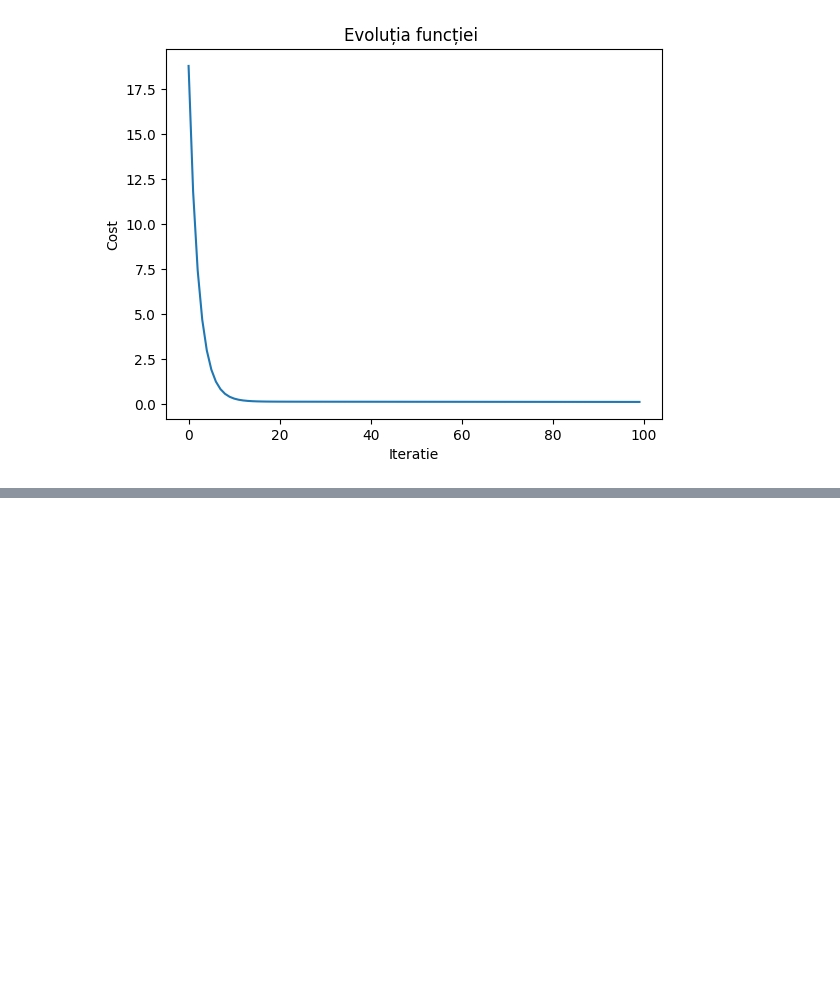
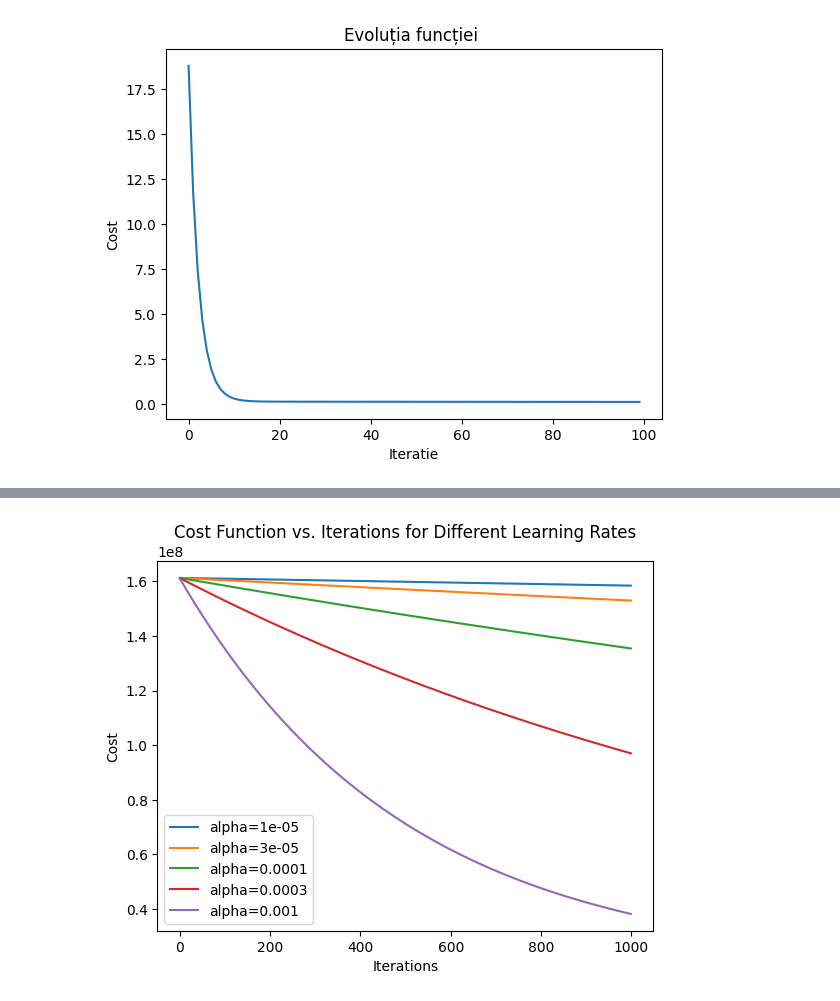
Before and after one commit to popnatalia/lab_SI, a Jupyter notebook: medical_insurance.ipynb, the cells around one changed output, grey strips where cells are left out. Cells and saved outputs as stored; diff of their text form; code cells hidden in the pictures; blank space fills up the shorter version.

Commit message:
added some functionalities

```diff
--- a/medical_insurance.ipynb
+++ b/medical_insurance.ipynb
@@ -170,0 +367,80 @@ w_init shape: (4,), b_init type: <class 'float'>
+# %%
+data_set = pd.read_csv('insurance.csv')
+
+data_set_encoded = pd.get_dummies(data_set, drop_first=True)
+
+# data split
+X = data_set_encoded.drop('charges', axis=1)
+y = data_set_encoded['charges']
+
+X_train, X_val, y_train, y_val = train_test_split(X, y, test_size=0.2, random_state=42)
+
+# normalize the features using Z-score normalization
+X_train_normalized = (X_train - X_train.mean()) / X_train.std()
+X_val_normalized = (X_val - X_train.mean()) / X_train.std()
+
+
+def compute_cost(X, y, w, b):
+    m = len(y)
+    cost = np.sum((np.dot(X, w) + b - y) ** 2) / (2 * m)
+    return cost
+
+
+def gradient_descent(X, y, w, b, alpha, num_iters):
+    m = len(y)
+    J_history = []
+    for i in range(num_iters):
+        y_pred = np.dot(X, w) + b
+        error = y_pred - y
+
+
+        w = w - (alpha * (1 / m) * np.dot(X.T, error))
+        b = b - (alpha * (1 / m) * np.sum(error))
+
+        cost = compute_cost(X, y, w, b)
+        J_history.append(cost)
+
+    return w, b, J_history
+
+
+learning_rates = [1e-5, 3e-5, 1e-4, 3e-4, 1e-3]
+num_iters = 1000
+
+for alpha in learning_rates:
+
+    initial_w = np.zeros(X_train_normalized.shape[1])
+    initial_b = 0.
+
+
+    w_final, b_final, J_hist = gradient_descent(X_train_normalized, y_train, initial_w, initial_b, alpha, num_iters)
+
+
+    plt.plot(range(num_iters), J_hist, label=f'alpha={alpha}')
+
+plt.xlabel('Iterations')
+plt.ylabel('Cost')
+plt.title('Cost Function vs. Iterations for Different Learning Rates')
+plt.legend()
+plt.show()
+
+
+best_alpha = 3e-4
+
+
+reg = ensemble.ExtraTreesRegressor(
+    n_estimators=20,
+    min_samples_split=fraction * 2,
+    min_samples_leaf=fraction
+)
+_ = reg.fit(X_train_normalized, y_train)
+
+
+r2_train = reg.score(X_train_normalized, y_train)
+print(f"R-squared score on the training dataset: {r2_train}")
+
+# Calculate R-squared scores on the validation dataset
+y_val_predicted = reg.predict(X_val_normalized)
+r2_val = r2_score(y_val, y_val_predicted)
+print(f"R-squared score on the validation dataset: {r2_val}")
+# %% [output]
+[figure, added]
```
Also changed, not shown: parts of 15 cells of this notebook.
